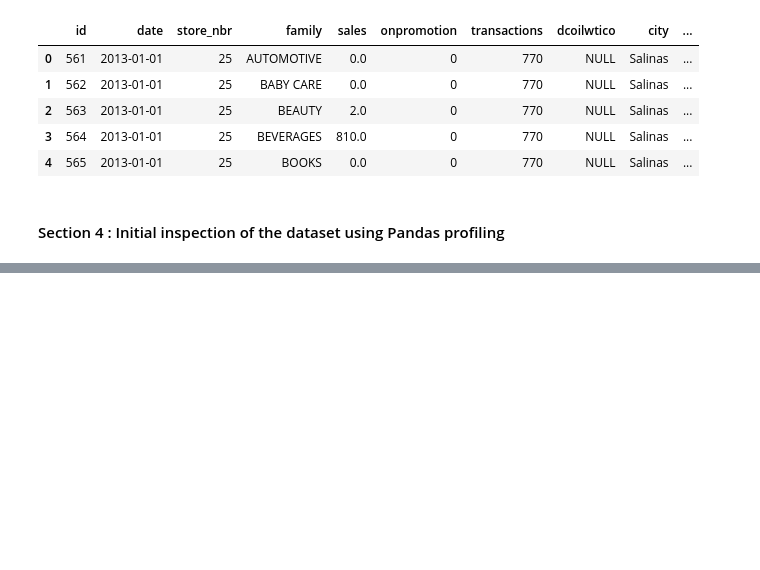
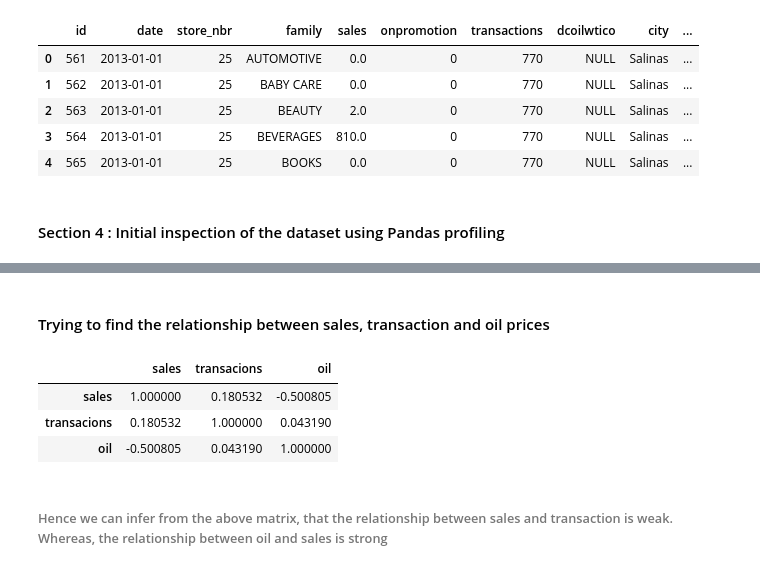
Before and after one commit to abroniewski/ML-test-repo, a Jupyter notebook: connectcsv.ipynb, the cells around one changed output, grey strips where cells are left out. Drawn from its saved outputs; the diff is of its cells as text; code cells hidden in the pictures; blank space fills up the shorter version.

```diff
--- a/connectcsv.ipynb
+++ b/connectcsv.ipynb
@@ -211,0 +244,15 @@ profile.to_notebook_iframe()
+# %% [markdown]
+#### Trying to find the relationship between sales, transaction and oil prices
+# %%
+sales_transaction = pd.DataFrame()
+sales_transaction['sales'] = avg_sales['sales']
+sales_transaction['transacions'] = avg_transactions['transactions']
+sales_transaction['oil'] = data_oil['dcoilwtico']
+sales_transaction.corr()
+# %% [output]
+|  | sales | transacions | oil |
+| sales | 1.000000 | 0.180532 | -0.500805 |
+| transacions | 0.180532 | 1.000000 | 0.043190 |
+| oil | -0.500805 | 0.043190 | 1.000000 |
+# %% [markdown]
+###### Hence we can infer from the above matrix, that the relationship between sales and transaction is weak. Whereas, the relationship between oil and sales is strong
```
Also changed, not shown: parts of 4 cells of this notebook.
